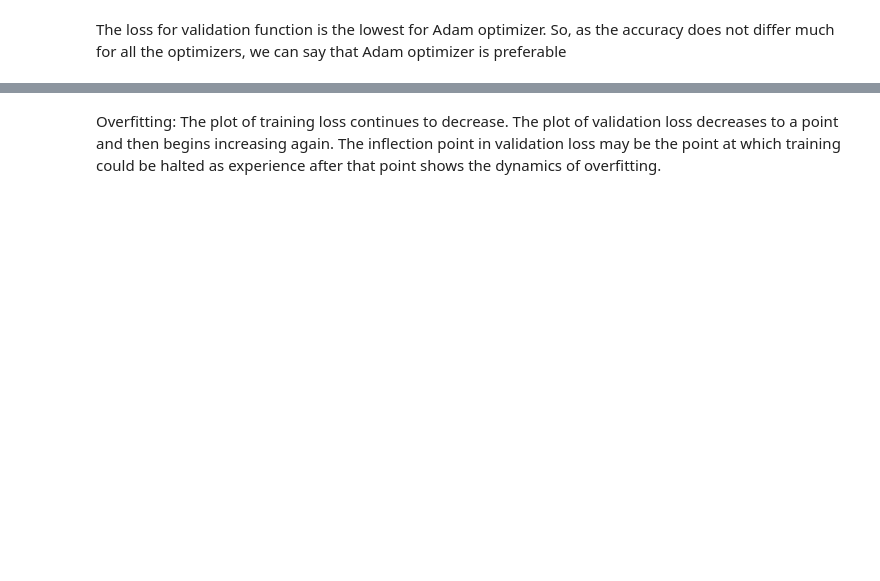
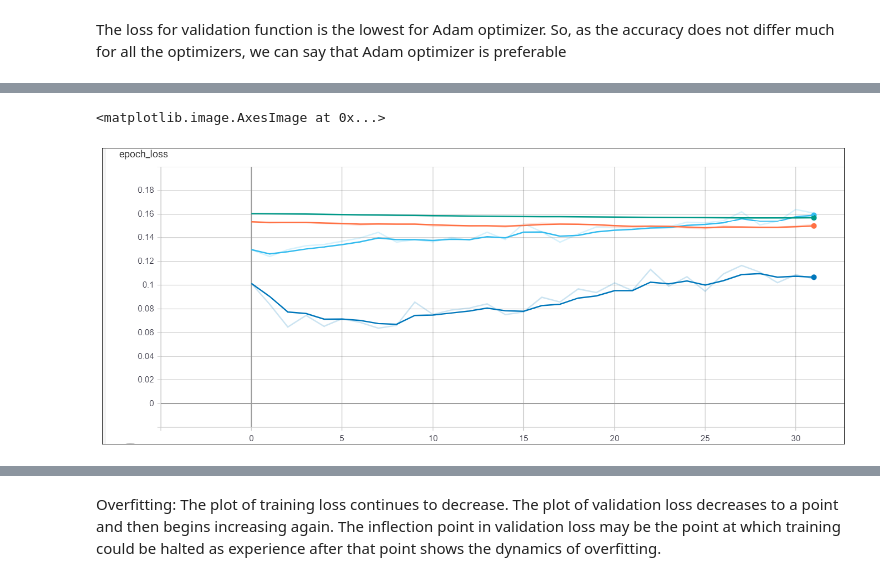
Before and after one commit to ssizova/ML_sizova, a Jupyter notebook: mnist_nn.ipynb, the cells around one changed output, grey strips where cells are left out. Cells and saved outputs as stored; diff of their text form; code cells hidden in the pictures; blank space fills up the shorter version.

```diff
--- a/mnist_nn.ipynb
+++ b/mnist_nn.ipynb
@@ -203,3 +210,12 @@ The loss for validation function is the lowest for Adam optimizer. So, as the ac
+# %%
+image = 'tb_loss_acc.png'
+accuracy_models = cv2.cvtColor(cv2.imread(image),cv2.COLOR_BGR2RGB)
+plt.figure(figsize= (24,12))
+plt.xticks([]), plt.yticks([])
+plt.imshow(accuracy_models)
+# %% [output]
+<matplotlib.image.AxesImage at 0x...>
+[figure, added]
 # %%
 def create_model_overfitting(inp):
     layer = Conv2D(filters=24, kernel_size=(3, 3), padding='same')(inp)
```
Also changed, not shown: parts of 16 cells of this notebook, 2 other files.
